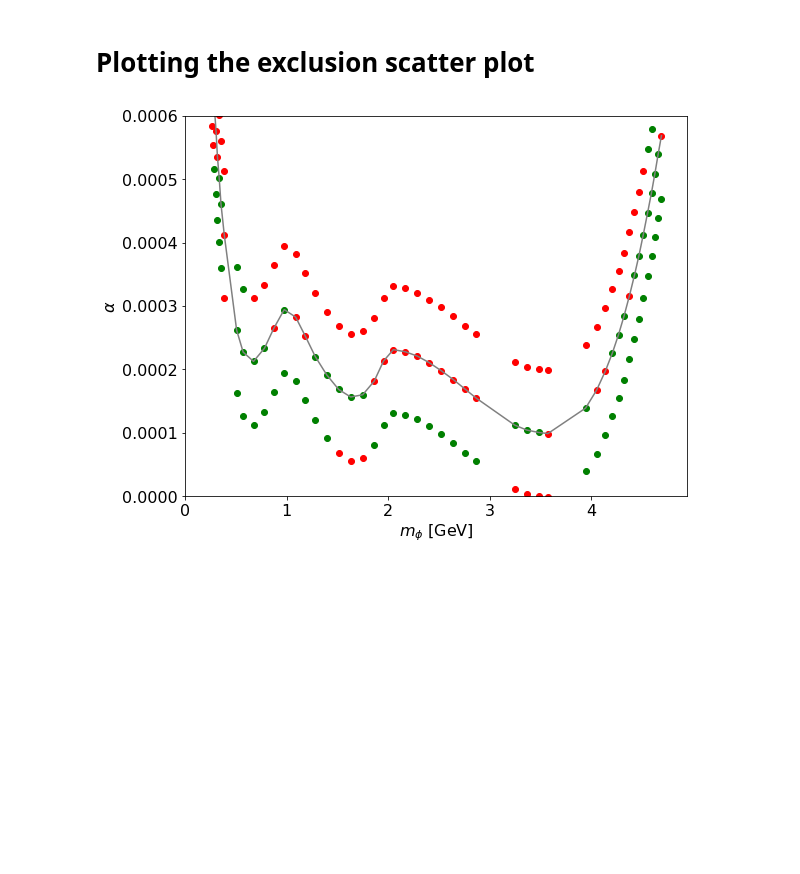
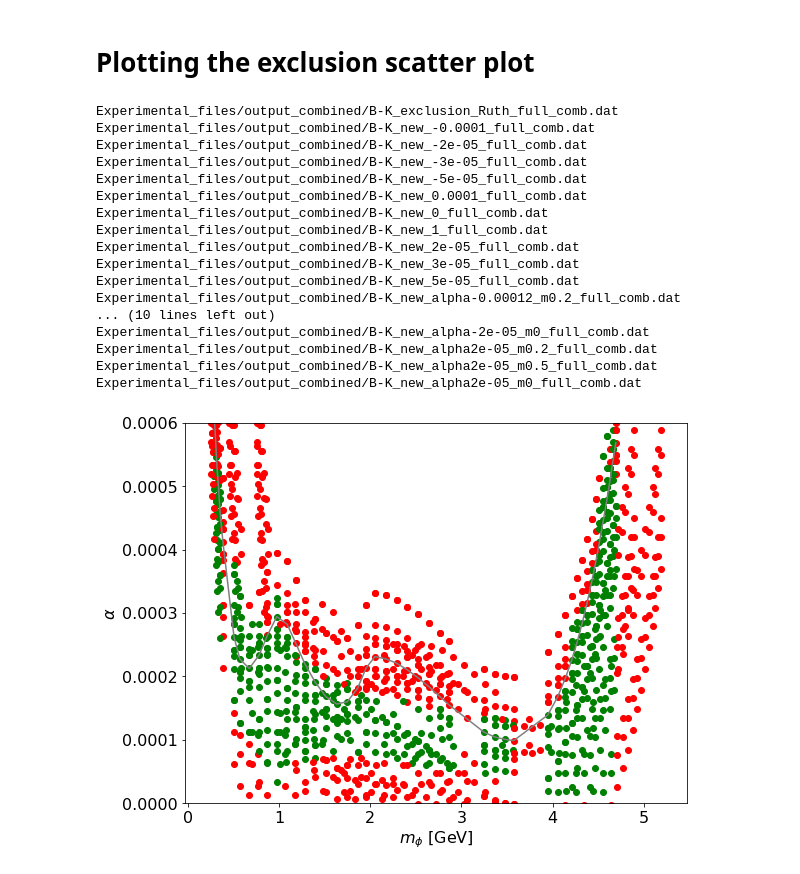
Before and after one commit to anasthesia/B-K, a Jupyter notebook: LHCB_bounds.ipynb, the cells around one changed output. Cells and saved outputs as stored; diff of their text form; code cells hidden in the pictures; blank space fills up the shorter version.

```diff
--- a/LHCB_bounds.ipynb
+++ b/LHCB_bounds.ipynb
@@ -41,32 +44,51 @@ for shiftnum, shift in enumerate(shifts):
 # function to plot the allowed/excluded points
 def plotAllowed(inputfile):
     params = np.array(genfromtxt(inputfile,  comments="#", delimiter='\t'))
-    allowed=params[:,5]>0
+    allowed=params[:,5]==1
+    #print(params[allowed][0])
+    #print(params[~allowed][0])
 
     plt.scatter(params[allowed,0], params[allowed,1], c='green')
     plt.scatter(params[~allowed,0], params[~allowed,1], c='red')
 # %%
 #Plotting for the parameters studied
 plt.figure(figsize=(9, 7))
 
 #Ruth'sexclusion
 approxExcl=np.array(genfromtxt("m-alpha_points/B-K_exclusion_Ruth.dat",  comments="#", delimiter='\t'))
 #print(approxExcl)
 plt.plot(approxExcl[:,0], approxExcl[:,1], c='grey')
 
-
-plotAllowed("Experimental_files/output_combined/B-K_exclusion_Ruth_full_comb.dat")
-plotAllowed("Experimental_files/output_combined/B-K_new_0_full_comb.dat")
-plotAllowed("Experimental_files/output_combined/B-K_new_1_full_comb.dat")
+files = sorted(glob.glob( "Experimental_files/output_combined/*.dat"))
+for file in files:
+    print(file)
+    plotAllowed(file)
 
 
 #plt.xlim( (0, 400))
 plt.ylim((0,6*10**(-4)))
 
 #plt.title(''.format(i))
 plt.xlabel('$m_\\phi$ [GeV]')
 plt.ylabel('$\\alpha$')
 
 plt.savefig('./results/m-alpha_scans.png')
 # %% [output]
+Experimental_files/output_combined/B-K_exclusion_Ruth_full_comb.dat
+Experimental_files/output_combined/B-K_new_-0.0001_full_comb.dat
+Experimental_files/output_combined/B-K_new_-2e-05_full_comb.dat
+Experimental_files/output_combined/B-K_new_-3e-05_full_comb.dat
+Experimental_files/output_combined/B-K_new_-5e-05_full_comb.dat
+Experimental_files/output_combined/B-K_new_0.0001_full_comb.dat
+Experimental_files/output_combined/B-K_new_0_full_comb.dat
+Experimental_files/output_combined/B-K_new_1_full_comb.dat
+Experimental_files/output_combined/B-K_new_2e-05_full_comb.dat
+Experimental_files/output_combined/B-K_new_3e-05_full_comb.dat
+Experimental_files/output_combined/B-K_new_5e-05_full_comb.dat
+Experimental_files/output_combined/B-K_new_alpha-0.00012_m0.2_full_comb.dat
+... (10 lines left out)
+Experimental_files/output_combined/B-K_new_alpha-2e-05_m0_full_comb.dat
+Experimental_files/output_combined/B-K_new_alpha2e-05_m0.2_full_comb.dat
+Experimental_files/output_combined/B-K_new_alpha2e-05_m0.5_full_comb.dat
+Experimental_files/output_combined/B-K_new_alpha2e-05_m0_full_comb.dat
-[figure, old version]
+[figure, new version]
```
Also changed, not shown: parts of 2 cells of this notebook, 1 other file.
